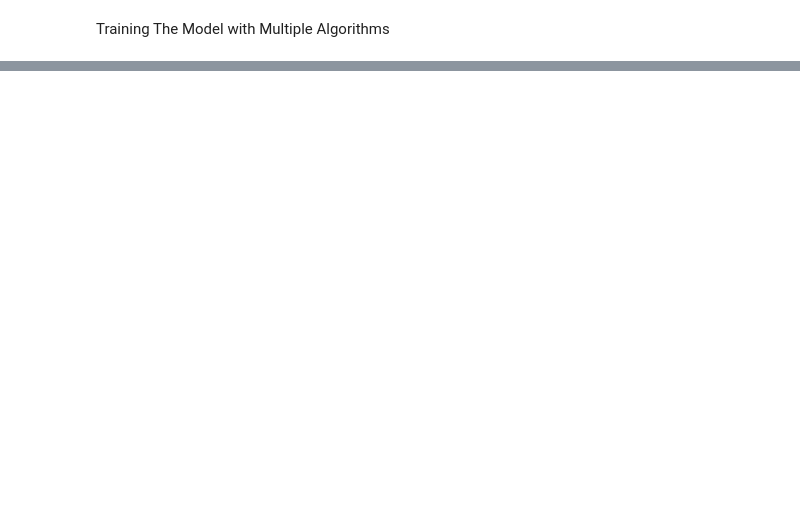
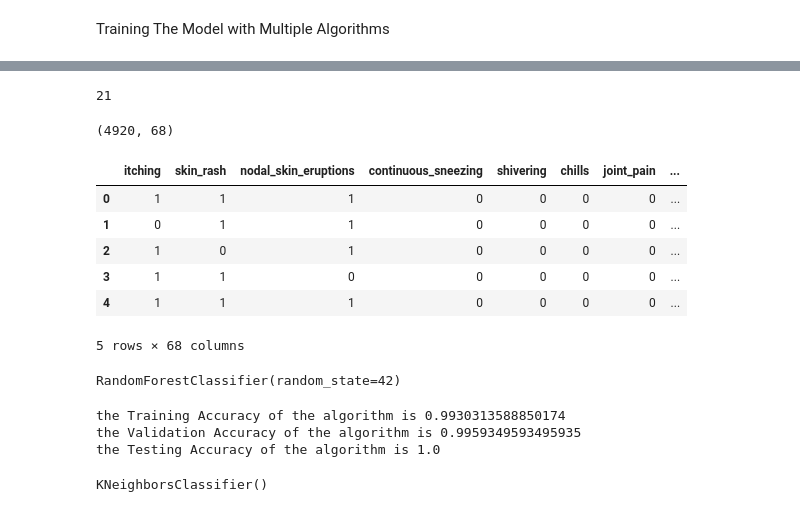
Before and after one commit to MamidalaHarshavardhan/disease-prediction, a Jupyter notebook: disease_prediction_.ipynb, the cells around one changed output, grey strips where cells are left out. Saved outputs shown, nothing was run; the diff lists cells and outputs as text; code cells hidden in the pictures; blank space fills up the shorter version.

```diff
--- a/disease_prediction_.ipynb
+++ b/disease_prediction_.ipynb
@@ -397,0 +505,10 @@ ValueError: Classification metrics can't handle a mix of multilabel-indicator an
+# %%
+# Train a Random Forest Classifier
+rf = RandomForestClassifier(n_estimators=100, random_state=42)
+rf.fit(x, y)
+
+# Get feature importances
+feature_importances = pd.DataFrame(rf.feature_importances_, index=x.columns, columns=['importance'])
+
+# Sort feature importances in descending order
+feature_importances = feature_importances.sort_values('importance', ascending=False)
@@ -397,0 +531,12 @@ ValueError: Classification metrics can't handle a mix of multilabel-indicator an
+# %%
+thresholds = [0.020, 0.015, 0.010, 0.008]
+rfc_result = []
+num_features=[]
+# %%
+for threshold in thresholds:
+    to_drop = []
+    for i, (feature, importance) in enumerate(feature_importances.iterrows()): # Iterate over rows instead of just column names
+        if importance['importance'] < threshold: # Access the numerical importance value
+            to_drop.append(x.columns[i])
+# %%
+X_new = x.drop(columns=to_drop)
@@ -397,0 +545,18 @@ ValueError: Classification metrics can't handle a mix of multilabel-indicator an
+# %%
+len(to_drop)
+# %% [output]
+21
+# %%
+X_new.shape
+# %% [output]
+(4920, 68)
+# %%
+X_new.head()
+# %% [output]
+|  | itching | skin_rash | nodal_skin_eruptions | continuous_sneezing | shivering | chills | joint_pain | ... |
+| 0 | 1 | 1 | 1 | 0 | 0 | 0 | 0 | ... |
+| 1 | 0 | 1 | 1 | 0 | 0 | 0 | 0 | ... |
+| 2 | 1 | 0 | 1 | 0 | 0 | 0 | 0 | ... |
+| 3 | 1 | 1 | 0 | 0 | 0 | 0 | 0 | ... |
+| 4 | 1 | 1 | 1 | 0 | 0 | 0 | 0 | ... |
+5 rows × 68 columns
@@ -398,11 +567,22 @@ ValueError: Classification metrics can't handle a mix of multilabel-indicator an
+# %%
+# Train a Random Forest Classifier and calculate accuracy
+rfc = RandomForestClassifier(random_state=42)
+rfc.fit(X1_train, y1_train) # Use y1_train here to match X1_train
+# %% [output]
+RandomForestClassifier(random_state=42)
 # %%
-from sklearn.metrics import accuracy_score
-def model_evaluation(classifier):
-    y_pred = classifier.predict(xval)
-    yt_pred = classifier.predict(xtrain)
-    y_pred1 = classifier.predict(xtest)
-
-    print('The Training Accuracy of the algorithm is ', accuracy_score(xtrain, yt_pred))
-    print('The Validation Accuracy of the algorithm is ', accuracy_score(xval, y_pred))
-    print('The Testing Accuracy of the algorithm is ', accuracy_score(xtest, y_pred1))
-    return [(accuracy_score(xtrain, yt_pred)), (accuracy_score(xval,y_pred)), (accuracy_score(xtest, y_pred1))]
+y_pred = rfc.predict(X1_val)
+yt_pred = rfc.predict(X1_train)
+y_pred1 = rfc.predict(x1_test)
+print('the Training Accuracy of the algorithm is',accuracy_score(y1_train,yt_pred))
+print('the Validation Accuracy of the algorithm is',accuracy_score(y1_val,y_pred))
+print('the Testing Accuracy of the algorithm is',accuracy_score(y_test,y_pred1))
+# %% [output]
+the Training Accuracy of the algorithm is 0.9930313588850174
+the Validation Accuracy of the algorithm is 0.9959349593495935
+the Testing Accuracy of the algorithm is 1.0
+# %%
+knn=KNeighborsClassifier()
+knn.fit(X1_train, y1_train)
+# %% [output]
+KNeighborsClassifier()
```
Also changed, not shown: parts of 44 cells of this notebook.
